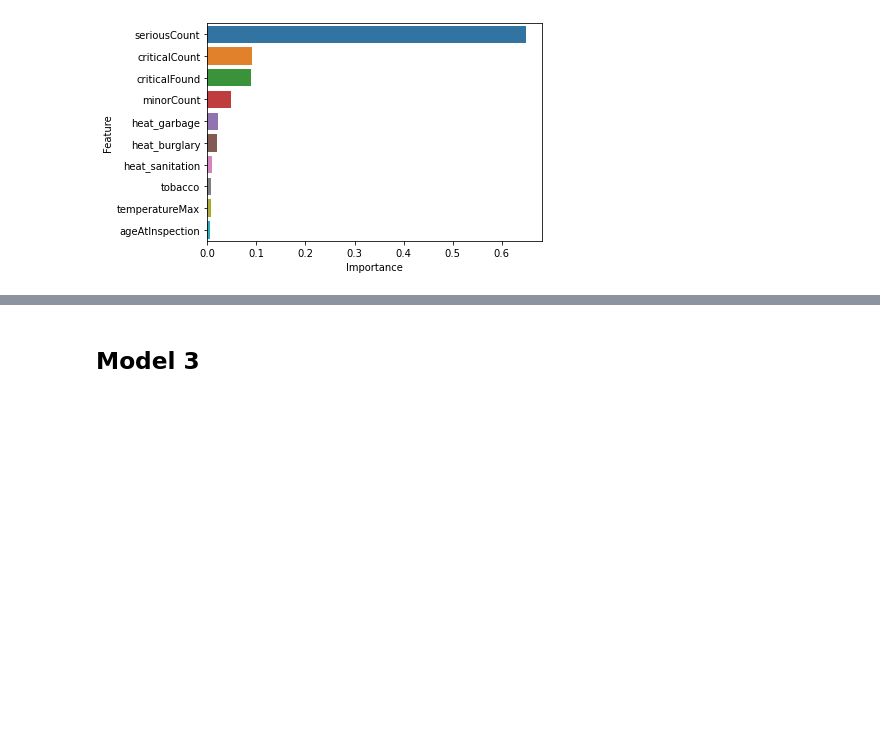
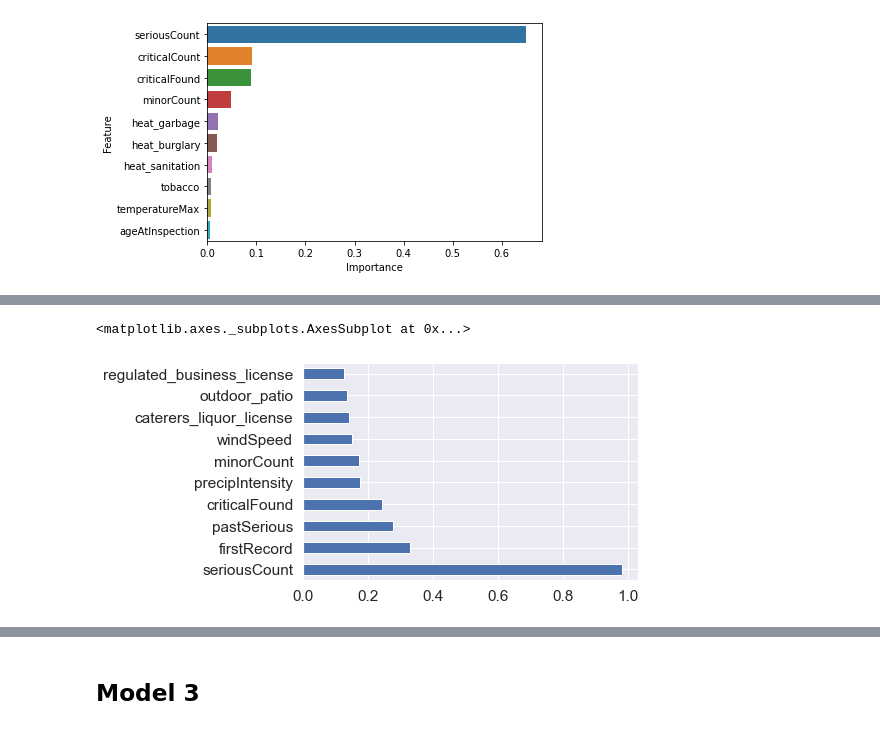
Before and after one commit to lawrence-j-liu/CSS_Project-3_Team-3_Fall-2020, a Jupyter notebook: Project 3 Students.ipynb, the cells around one changed output, grey strips where cells are left out. Cells and saved outputs as stored; diff of their text form; code cells hidden in the pictures; blank space fills up the shorter version.

```diff
--- a/Project 3 Students.ipynb
+++ b/Project 3 Students.ipynb
@@ -316,0 +364,13 @@ plt.show()
+# %%
+# Fit the best SVM model
+svm_fit = SVC(**svm_grid.cv_results_["params"][best_indexSVM]).fit(X_train_scaled, y_train)
+
+# Predicted outcome from best SVM (with hypertuned parameters)
+y_predSVM = svm_fit.predict(X_validate)
+# %%
+# Cannot do the same type of feature selection for SVM, but can do this!
+# Source: https://stackoverflow.com/questions/41592661/determining-the-most-contributing-features-for-svm-classifier-in-sklearn
+pd.Series(abs(svm_fit.coef_[0]), index=X.columns).nlargest(10).plot(kind='barh')
+# %% [output]
+<matplotlib.axes._subplots.AxesSubplot at 0x...>
+[figure, added]
```
Also changed, not shown: parts of 10 cells of this notebook.
